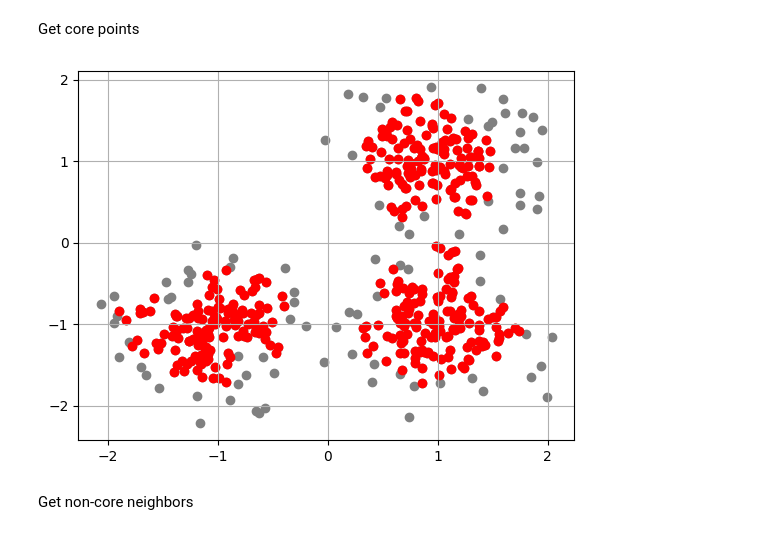
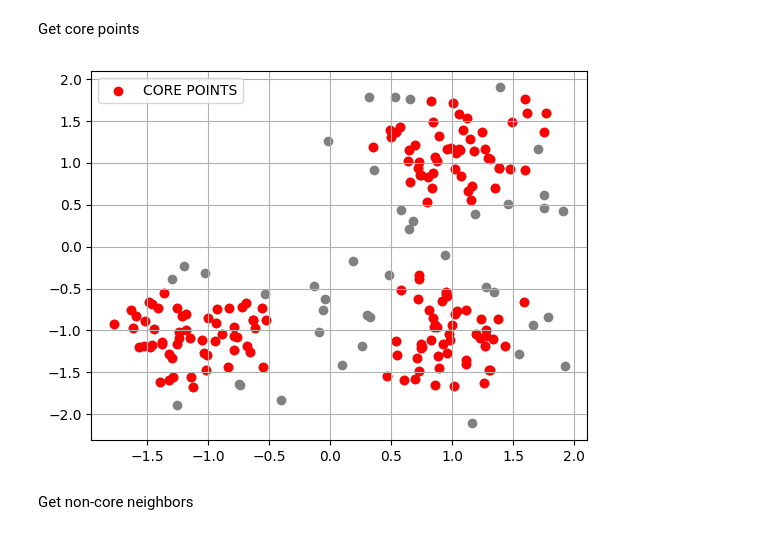
Before and after one commit to AndresDFlores/clustering_algorithms, a Jupyter notebook: density_based_clustering.ipynb, the cells around one changed output. Cells and saved outputs as stored; diff of their text form; code cells hidden in the pictures.

```diff
--- a/density_based_clustering.ipynb
+++ b/density_based_clustering.ipynb
@@ -7,7 +8,7 @@ import matplotlib.pyplot as plt
 # %%
 centers = [[1, 1], [-1, -1], [1, -1]]
 X, _ = make_blobs(
-    n_samples=500, centers=centers, cluster_std=0.4, random_state=0
+    n_samples=200, centers=centers, cluster_std=0.4, random_state=0
 )
 # %%
 fig0, ax0 = plt.subplots()
@@ -24,7 +25,7 @@ epsilon:  maximum distance between two points to be considered neighbors
 
 minPts:  minimum number of points required within neighborhood for a point to be considered a core point.
 # %%
-eps = 0.2
+eps = 0.3
 min_pts = 4
 # %%
 def get_equclidean_distance(pt1, pt2):
@@ -67,12 +68,13 @@ y = [point[-1] for point in core_points]
 # %%
 fig1, ax1 = plt.subplots()
 
 ax1.scatter(X[:, 0], X[:, 1], c='grey')
-ax1.scatter(x, y, c='red')
+ax1.scatter(x, y, c='red', label='CORE POINTS')
 ax1.grid(True)
+ax1.legend()
 plt.show()
 # %% [output]
-[figure, old version]
+[figure, new version]
 # %% [markdown]
 Get non-core neighbors
 # %%
```
Also changed, not shown: parts of 20 cells of this notebook, 1 other file.
